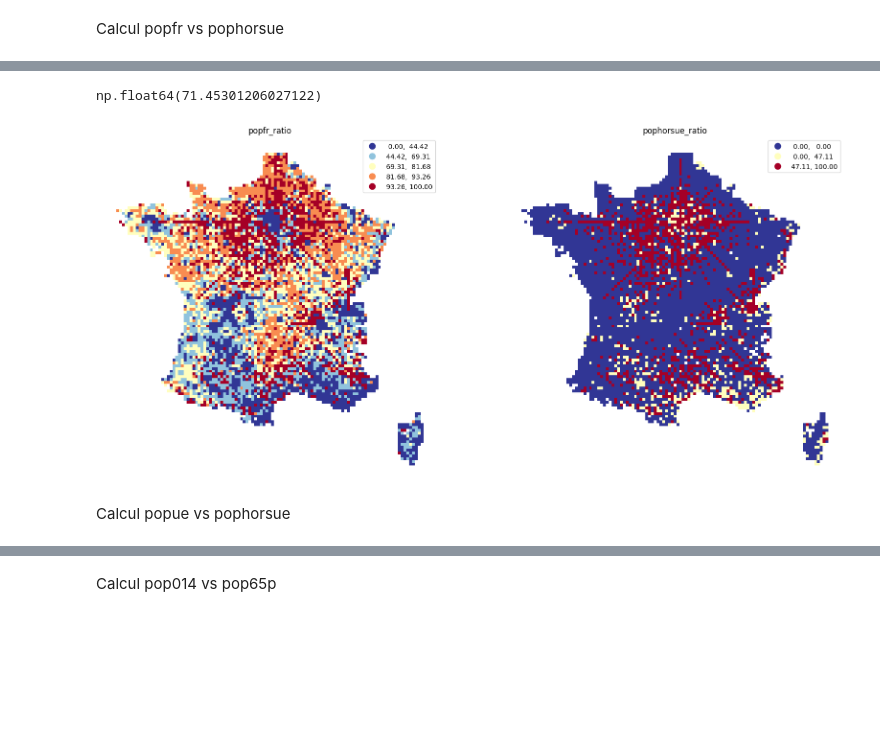
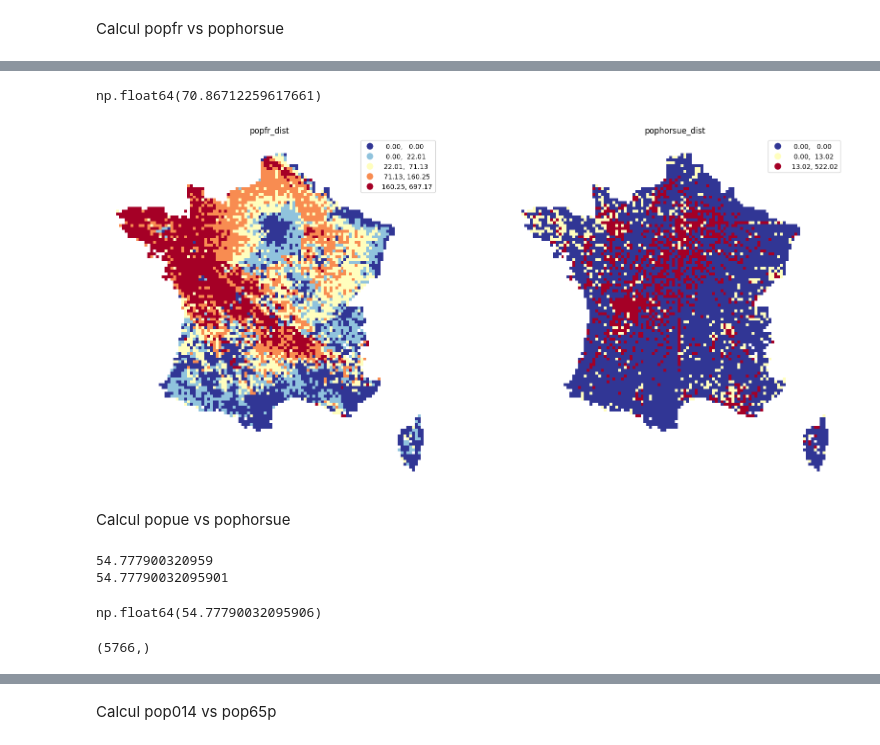
Before and after one commit to fsemecurbe/AOTMS, a Jupyter notebook: AOPTMSG.ipynb, the cells around one changed output, grey strips where cells are left out. Drawn from its saved outputs; the diff is of its cells as text; code cells hidden in the pictures; blank space fills up the shorter version.

```diff
--- a/AOPTMSG.ipynb
+++ b/AOPTMSG.ipynb
@@ -133,10 +142,10 @@ Calcul popfr vs popue
 # %%
 T = ot.emd(df_agg.popfr.to_numpy() , df_agg.popue.to_numpy() , C**.5, numItermax=5000000)
 # %%
-df_agg['popfr_dist'] = np.sum(T * C**.5, axis=1) / df_agg.popfr / 1000
-df_agg['popfr_ratio'] = np.sum((C>0) * T,1) / df_agg.popfr * 100
-df_agg['popue_dist'] =   np.sum(T * C**.5, axis=0) / df_agg.popue / 1000
-df_agg['popue_ratio'] = np.sum((C>0) * T,0) / df_agg.popue * 100
+df_agg['popfr_dist'] = np.sum(T * C**.5, axis=1) / df_agg.popfr    / 1000
+df_agg['popfr_ratio'] = np.sum((C>0) * T,1) * 100
+df_agg['popue_dist'] =   np.sum(T * C**.5, axis=0) /df_agg.popue  / 1000
+df_agg['popue_ratio'] = np.sum((C>0) * T,0)  * 100
 #aa_nonpoor['dist_pure'] =   np.sum(T * C**.5, axis=1)
 np.sum(T * C**.5) / 1000
 # %% [output]
@@ -164,23 +173,42 @@ np.float64(414.10604815333596)
 # %%
 df_agg['popfr_dist'] = np.sum(T * C**.5, axis=1) / df_agg.popfr / 1000
-df_agg['popfr_ratio'] = np.sum((C>0) * T,1) / df_agg.popfr * 100
-df_agg['pophorsue_dist'] =   np.sum(T * C**.5, axis=0) / df_agg.pophorsue / 1000
-df_agg['pophorsue_ratio'] = np.sum((C>0) * T,0) / df_agg.pophorsue * 100
+df_agg['popfr_ratio'] = np.sum((C>0) * T,1)  * 100
+df_agg['pophorsue_dist'] =   np.sum(T * C**.5, axis=0)  /  df_agg.pophorsue / 1000
+df_agg['pophorsue_ratio'] = np.sum((C>0) * T,0)  * 100
 #aa_nonpoor['dist_pure'] =   np.sum(T * C**.5, axis=1)
 np.sum(T * C**.5) / 1000
 # %% [output]
-np.float64(71.45301206027122)
+np.float64(70.86712259617661)
 # %%
 fig, axes = plt.subplots(1, 2, figsize=(20, 10))
 
-df_agg.plot('popfr_ratio', cmap='RdYlBu_r', scheme='quantiles', legend=True, figsize=(10,10), ax=axes[0])
-axes[0].set_title("popfr_ratio")
+df_agg.plot('popfr_dist', cmap='RdYlBu_r', scheme='quantiles', legend=True, figsize=(10,10), ax=axes[0])
+axes[0].set_title("popfr_dist")
 axes[0].set_axis_off()
 
-df_agg.plot('pophorsue_ratio', cmap='RdYlBu_r', scheme='quantiles', legend=True, figsize=(10,10), ax=axes[1])
-axes[1].set_title("pophorsue_ratio")
+df_agg.plot('pophorsue_dist', cmap='RdYlBu_r', scheme='quantiles', legend=True, figsize=(10,10), ax=axes[1])
+axes[1].set_title("pophorsue_dist")
 axes[1].set_axis_off()
 # %% [output]
-[figure, old version]
+[figure, new version]
 # %% [markdown]
 Calcul popue vs pophorsue
+# %%
+print(ot.emd2(df_agg.popue.to_numpy() , df_agg.pophorsue.to_numpy() , C**.5, numItermax=5000000)/1000)
+print(ot.emd2(df_agg.pophorsue.to_numpy() , df_agg.popue.to_numpy() , C**.5, numItermax=5000000)/1000)
+# %% [output]
+54.777900320959
+54.77790032095901
+# %%
+df_agg['popue_dist'] = np.sum(T * C**.5, axis=1) / df_agg.popue / 1000
+df_agg['popue_ratio'] = np.sum((C>0) * T,1) / df_agg.popue
+df_agg['pophorsue_dist'] =   np.sum(T * C**.5, axis=0) / df_agg.pophorsue / 1000
+df_agg['pophorsue_ratio'] = np.sum((C>0) * T,0) / df_agg.pophorsue
+#aa_nonpoor['dist_pure'] =   np.sum(T * C**.5, axis=1)
+np.sum(T * C**.5) / 1000
+# %% [output]
+np.float64(54.77790032095906)
+# %%
+np.sum(T * C**.5, axis=0).shape
+# %% [output]
+(5766,)
```
Also changed, not shown: parts of 16 cells of this notebook.
